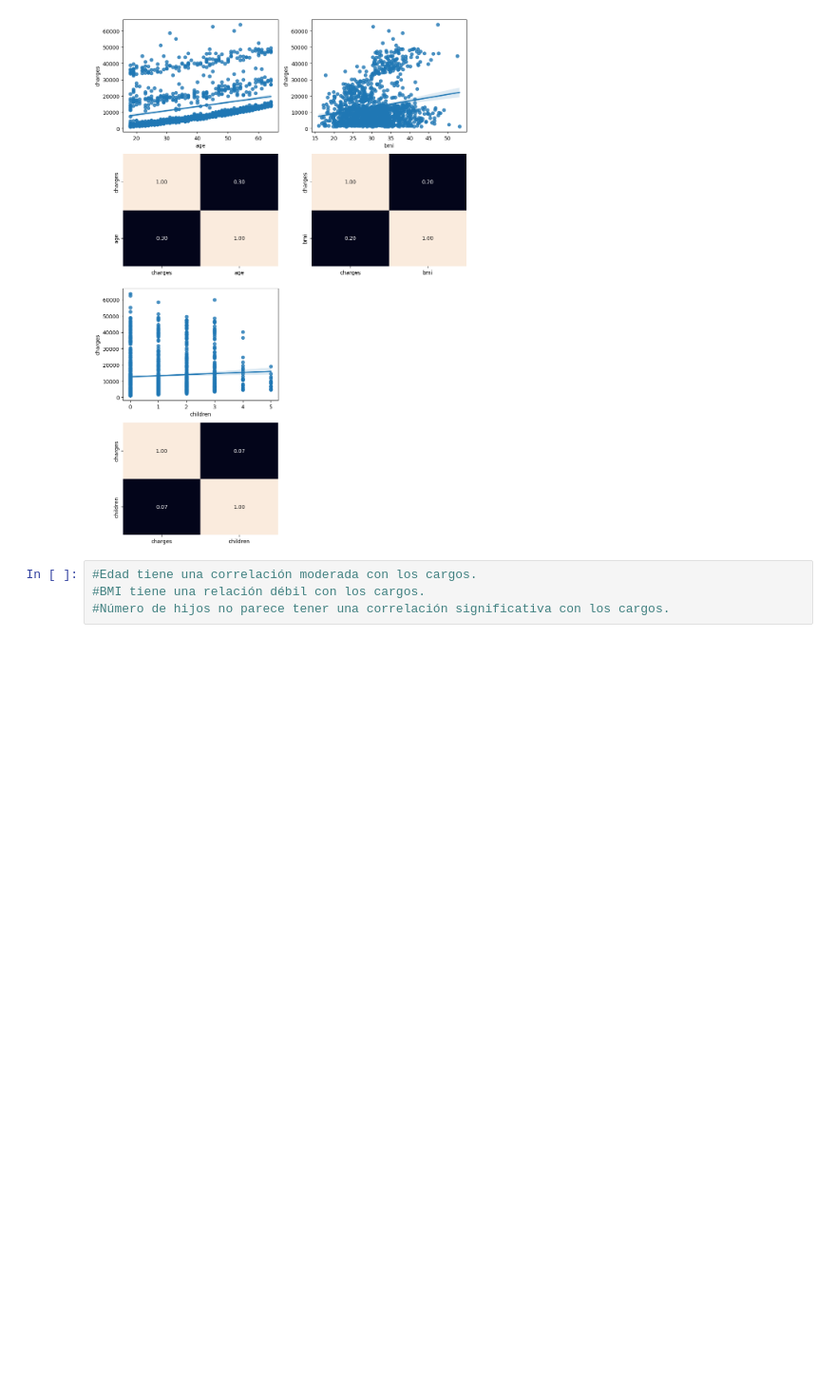
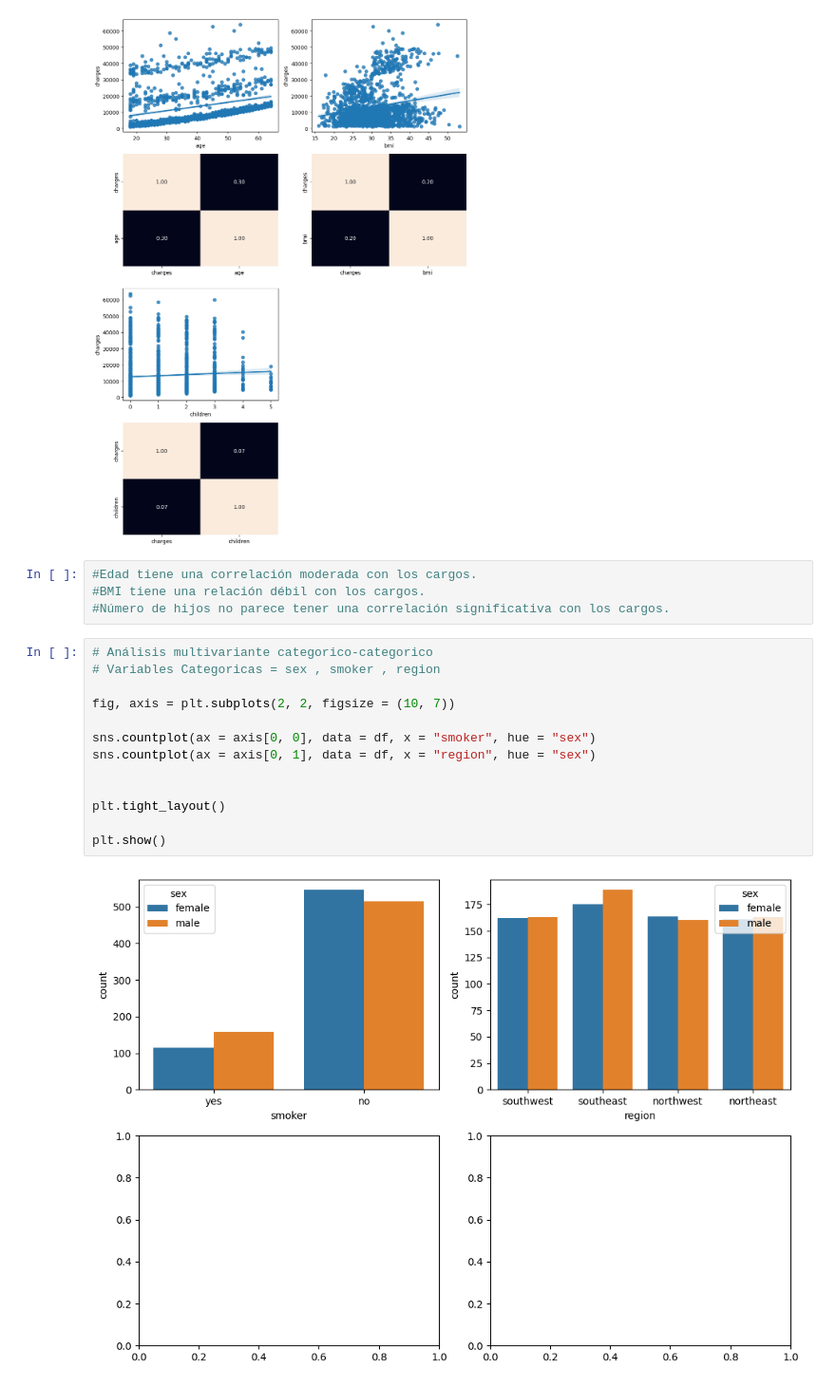
Before and after one commit to bartowen/linear_regression, a Jupyter notebook: src/explore.ipynb, the cells around one changed output. Shown: that part at 95% size. Cells and saved outputs as stored; diff of their text form; blank space fills up the shorter version.

Commit message:
analisis multivariente categorico categorico

```diff
--- a/src/explore.ipynb
+++ b/src/explore.ipynb
@@ -159,3 +159,18 @@ plt.show()
 #Edad tiene una correlación moderada con los cargos.
 #BMI tiene una relación débil con los cargos.
 #Número de hijos no parece tener una correlación significativa con los cargos.
+# %%
+# Análisis multivariante categorico-categorico
+# Variables Categoricas = sex , smoker , region
+
+fig, axis = plt.subplots(2, 2, figsize = (10, 7))
+
+sns.countplot(ax = axis[0, 0], data = df, x = "smoker", hue = "sex")
+sns.countplot(ax = axis[0, 1], data = df, x = "region", hue = "sex")
+
+
+plt.tight_layout()
+
+plt.show()
+# %% [output]
+[figure, added]
```
